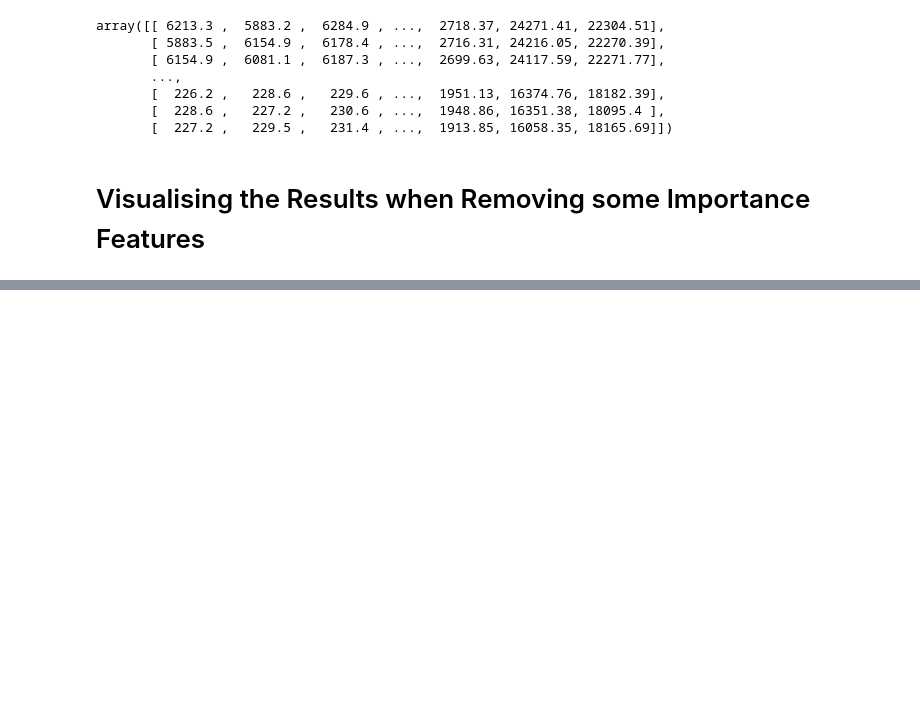
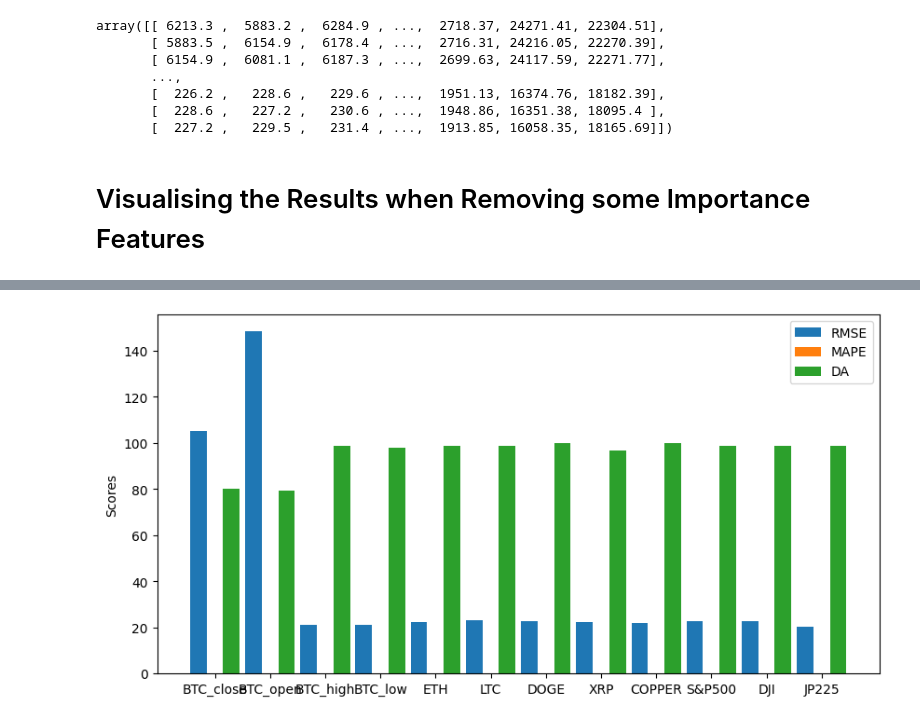
Before and after one commit to lavibula/BitcoinPrediction, a Jupyter notebook: Members/Mlinh/random_forest_period1_ETH.ipynb, the cells around one changed output, grey strips where cells are left out. Saved outputs shown, nothing was run; the diff lists cells and outputs as text; code cells hidden in the pictures; blank space fills up the shorter version.

```diff
--- a/Members/Mlinh/random_forest_period1_ETH.ipynb
+++ b/Members/Mlinh/random_forest_period1_ETH.ipynb
@@ -390,0 +472,76 @@ DA accuracy: 51.65%
+# %%
+# Create a list to hold predicted values for each column
+Y_pred_re_list = []
+
+for columnName in Xtrain:
+    columnData = Xtrain[columnName]
+    if (columnName == "BTC_close"):
+        X_train_re = Xtrain.drop([columnName], axis=1).values[:-1, :]
+        Y_train_re = Xtrain["BTC_open"].values[1:]
+
+        X_test_re = Xtest.drop([columnName], axis=1).values[:-1]
+        Y_test_re = Xtest["BTC_open"].values[1:]
+    else:
+        X_train_re = Xtrain.drop([columnName], axis=1).values[:-1]
+        Y_train_re = Xtrain["BTC_close"].values[1:]
+
+        X_test_re = Xtest.drop([columnName], axis=1).values[:-1]
+        Y_test_re = Xtest["BTC_close"].values[1:]
+
+    # Train a random forest regressor and predict on test data
+    simpleTree = RandomForestRegressor(max_depth=15, n_estimators=500)
+    simpleTree.fit(X_train_re, Y_train_re)
+    Y_pred_re = simpleTree.predict(X_test_re)
+
+    # Append the predicted values for this column to the list
+    columnName_re = str(columnName)
+    Y_pred_re_list.append(pd.Series(Y_pred_re, name=columnName_re))
+
+# Combine the predicted values for each column into a dataframe
+Y_pred_re_pd = pd.concat(Y_pred_re_list, axis=1)
+
+# Create a dataframe for the test data
+Y_test_re_pd = pd.DataFrame(Y_test_re, columns=['Test'])
+
+import matplotlib.pyplot as plt
+
+# Tính toán RMSE, MAPE và DA cho tất cả các cột dữ liệu
+RMSE_list = []
+MAPE_list = []
+DA_list = []
+for columnName in Y_pred_re_pd.columns:
+    Y_test_column = Y_test_re_pd['Test']
+    Y_pred_column = Y_pred_re_pd[columnName]
+
+    # Tính toán RMSE cho cột hiện tại
+    RMSE_column = np.sqrt(mean_squared_error(Y_test_column, Y_pred_column))
+    RMSE_list.append(RMSE_column)
+
+    # Tính toán MAPE cho cột hiện tại
+    MAPE_column = np.average(np.abs((Y_test_column.values - Y_pred_column.values) / Y_test_column.values))
+    MAPE_list.append(MAPE_column)
+
+    # Tính toán DA cho cột hiện tại
+    Y_test_DA_column = np.array(Y_test_column)[1:] - np.array(Y_test_column)[:-1]
+    Y_pred_DA_column = np.array(Y_pred_column).flatten()[1:] - np.array(Y_pred_column).flatten()[:-1]
+    DA_column = (Y_pred_DA_column<0) == (Y_test_DA_column<0)
+    DA_accuracy = round(np.mean(DA_column)*100, 2)
+    DA_list.append(DA_accuracy)
+
+# Tạo biểu đồ cột
+fig, ax = plt.subplots(figsize=(10, 5))
+x = np.arange(len(Y_pred_re_pd.columns))
+width = 0.3
+
+ax.bar(x - width, RMSE_list, width, label='RMSE')
+ax.bar(x, MAPE_list, width, label='MAPE')
+ax.bar(x + width, DA_list, width, label='DA')
+
+ax.set_ylabel('Scores')
+ax.set_xticks(x)
+ax.set_xticklabels(Y_pred_re_pd.columns)
+ax.legend()
+
+plt.show()
+# %% [output]
+[figure, added]
```
Also changed, not shown: parts of 9 cells of this notebook, 2 other files.
